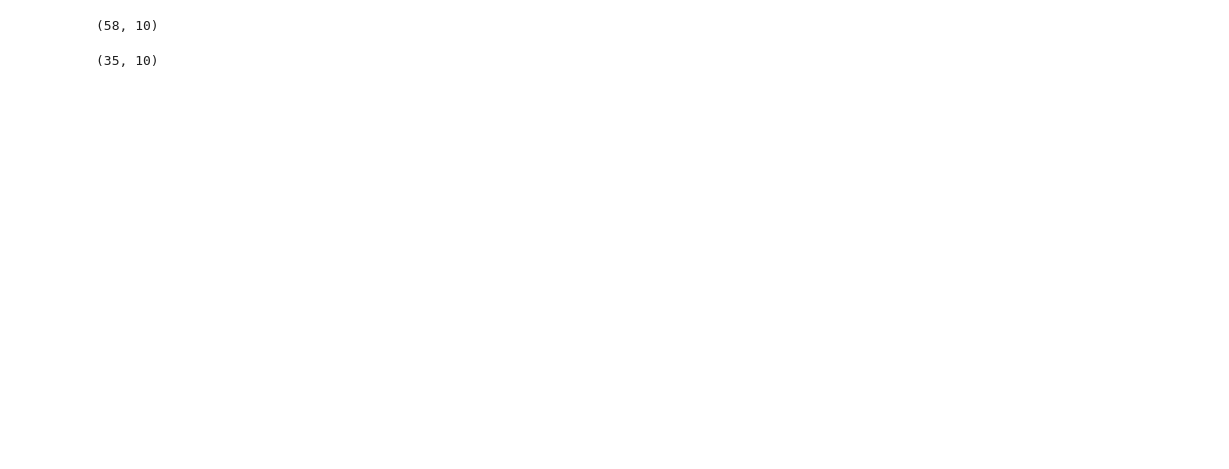
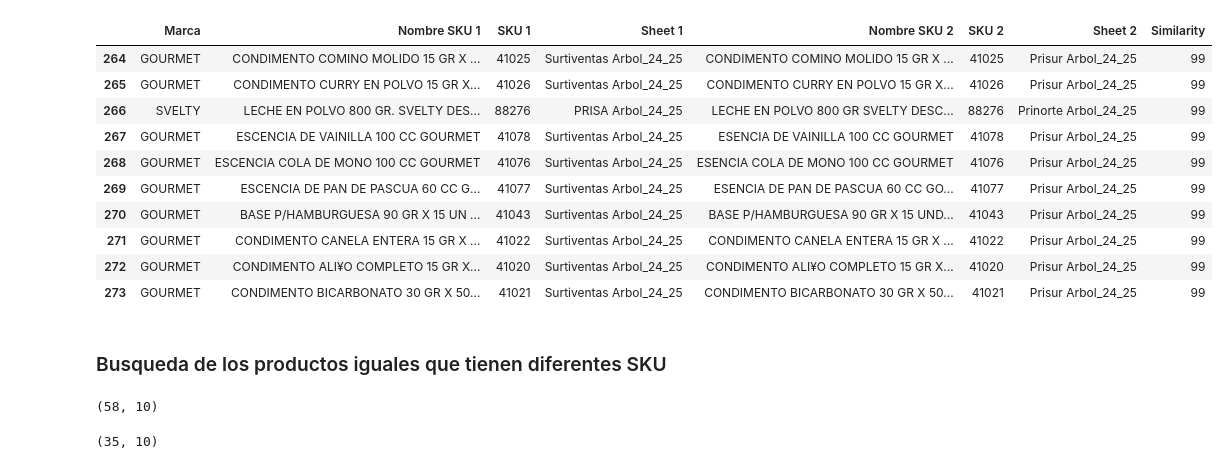
Before and after one commit to KabeliDev/prisa-eda, a Jupyter notebook: results.ipynb, the cells around one changed output. Cells and saved outputs as stored; diff of their text form; code cells hidden in the pictures; blank space fills up the shorter version.

```diff
--- a/results.ipynb
+++ b/results.ipynb
@@ -16,3 +54,19 @@ df_all.shape
+# %%
+partial_matches.head(10)
+# %% [output]
+|  | Marca | Nombre SKU 1 | SKU 1 | Sheet 1 | Nombre SKU 2 | SKU 2 | Sheet 2 | Similarity |
+| 264 | GOURMET | CONDIMENTO COMINO MOLIDO 15 GR X ... | 41025 | Surtiventas Arbol_24_25 | CONDIMENTO COMINO MOLIDO 15 GR X ... | 41025 | Prisur Arbol_24_25 | 99 |
+| 265 | GOURMET | CONDIMENTO CURRY EN POLVO 15 GR X... | 41026 | Surtiventas Arbol_24_25 | CONDIMENTO CURRY EN POLVO 15 GR X... | 41026 | Prisur Arbol_24_25 | 99 |
+| 266 | SVELTY | LECHE EN POLVO 800 GR. SVELTY DES... | 88276 | PRISA Arbol_24_25 | LECHE EN POLVO 800 GR SVELTY DESC... | 88276 | Prinorte Arbol_24_25 | 99 |
+| 267 | GOURMET | ESCENCIA DE VAINILLA 100 CC GOURMET | 41078 | Surtiventas Arbol_24_25 | ESENCIA DE VAINILLA 100 CC GOURMET | 41078 | Prisur Arbol_24_25 | 99 |
+| 268 | GOURMET | ESCENCIA COLA DE MONO 100 CC GOURMET | 41076 | Surtiventas Arbol_24_25 | ESENCIA COLA DE MONO 100 CC GOURMET | 41076 | Prisur Arbol_24_25 | 99 |
+| 269 | GOURMET | ESCENCIA DE PAN DE PASCUA 60 CC G... | 41077 | Surtiventas Arbol_24_25 | ESENCIA DE PAN DE PASCUA 60 CC GO... | 41077 | Prisur Arbol_24_25 | 99 |
+| 270 | GOURMET | BASE P/HAMBURGUESA 90 GR X 15 UN ... | 41043 | Surtiventas Arbol_24_25 | BASE P/HAMBURGUESA 90 GR X 15 UND... | 41043 | Prisur Arbol_24_25 | 99 |
+| 271 | GOURMET | CONDIMENTO CANELA ENTERA 15 GR X ... | 41022 | Surtiventas Arbol_24_25 | CONDIMENTO CANELA ENTERA 15 GR X ... | 41022 | Prisur Arbol_24_25 | 99 |
+| 272 | GOURMET | CONDIMENTO ALI¥O COMPLETO 15 GR X... | 41020 | Surtiventas Arbol_24_25 | CONDIMENTO ALI¥O COMPLETO 15 GR X... | 41020 | Prisur Arbol_24_25 | 99 |
+| 273 | GOURMET | CONDIMENTO BICARBONATO 30 GR X 50... | 41021 | Surtiventas Arbol_24_25 | CONDIMENTO BICARBONATO 30 GR X 50... | 41021 | Prisur Arbol_24_25 | 99 |
+# %% [markdown]
+### Busqueda de los productos iguales que tienen diferentes SKU
 # %%
 excel_path = "/home/viktoria/Downloads/ARBOLES ALIMENTOS EJERCICIO KABELLI.xlsx"
 
```
Also changed, not shown: parts of 6 cells of this notebook, 1 other file.
